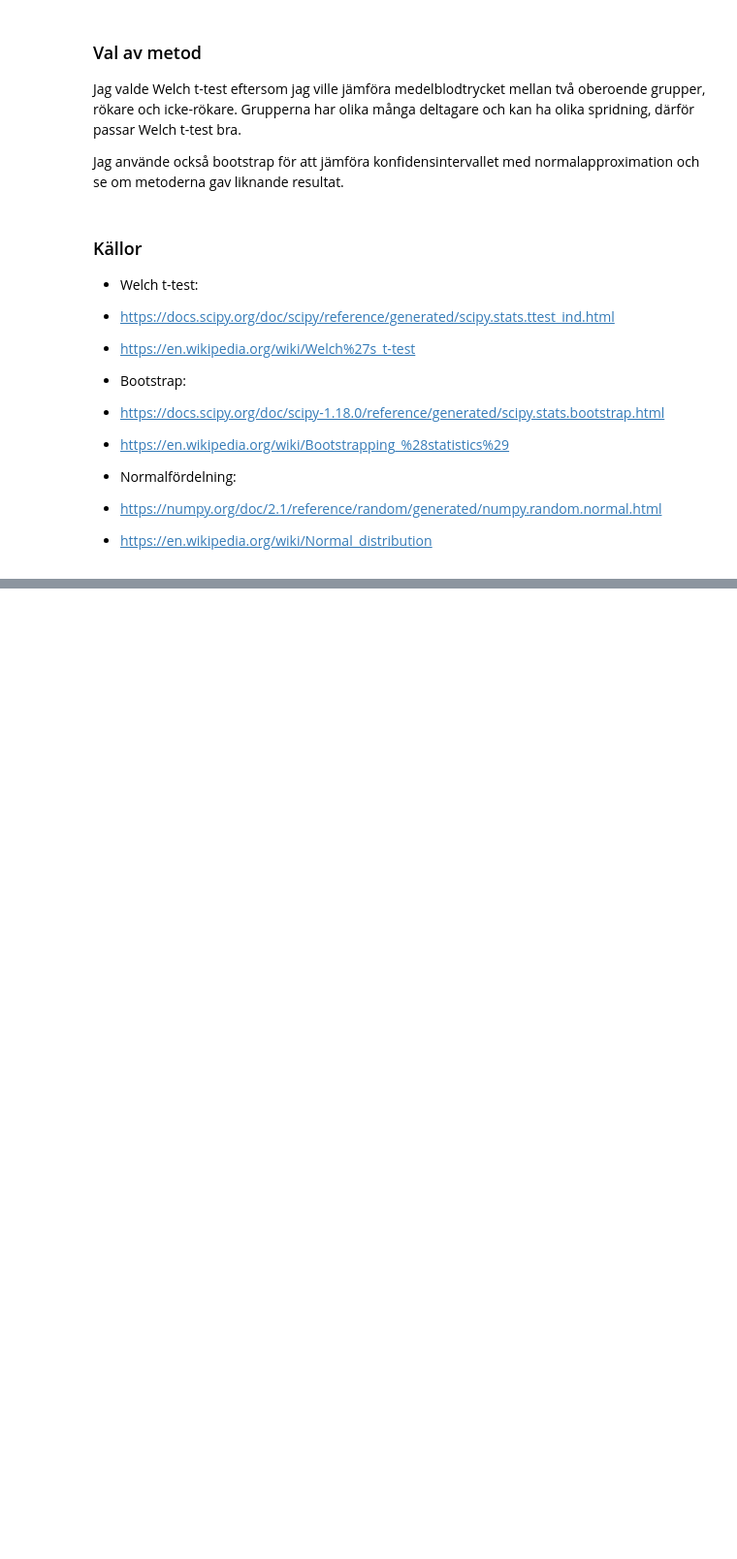
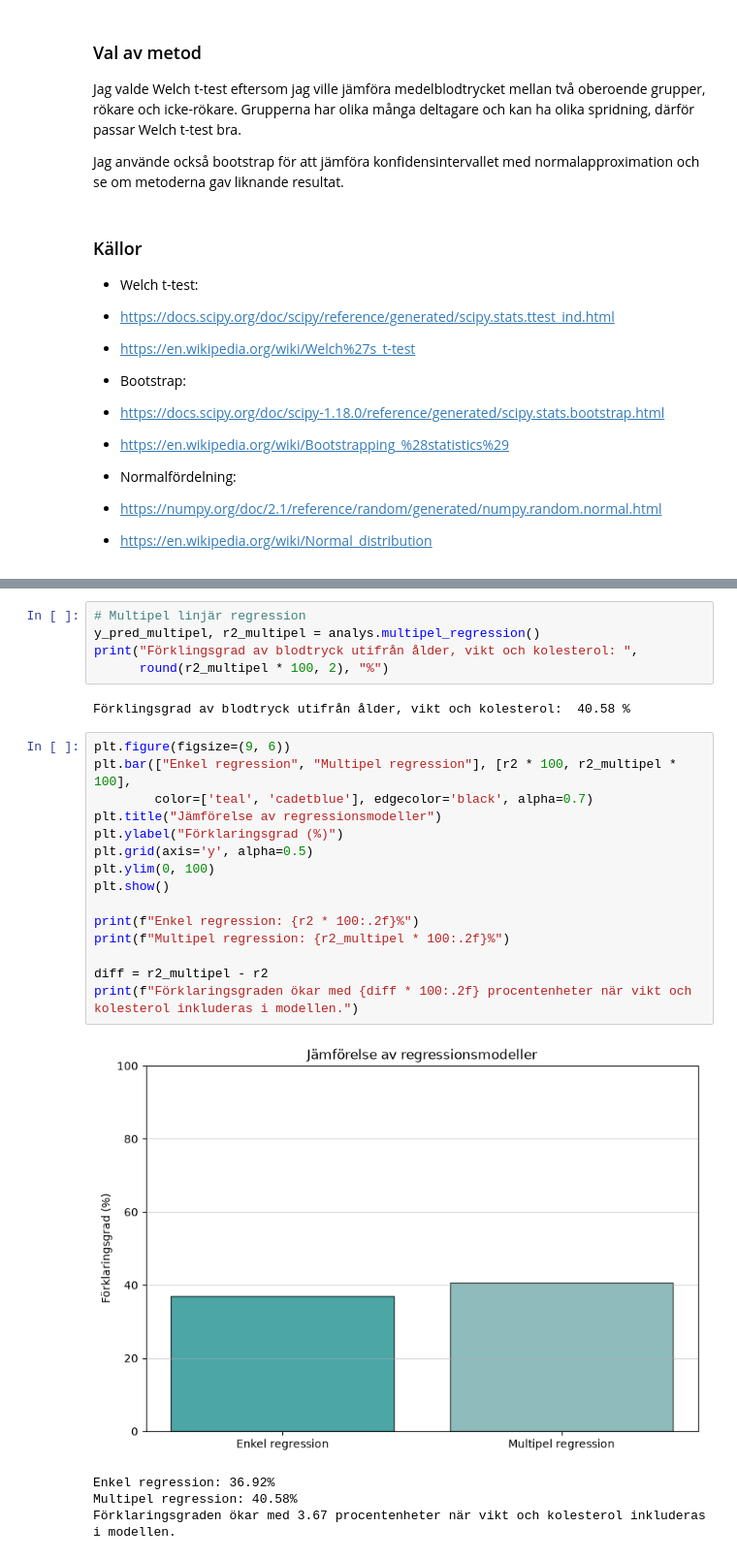
Before and after one commit to anastasiatkach1998/Examinerande-inl-mningsuppgift, a Jupyter notebook: healt_study.ipynb, the cells around one changed output, grey strips where cells are left out. Shown at 97% size. Cells and saved outputs as stored; diff of their text form; blank space fills up the shorter version.

```diff
--- a/healt_study.ipynb
+++ b/healt_study.ipynb
@@ -332,0 +379,27 @@ Jag använde också bootstrap för att jämföra konfidensintervallet med normal
+# %%
+# Multipel linjär regression
+y_pred_multipel, r2_multipel = analys.multipel_regression()
+print("Förklingsgrad av blodtryck utifrån ålder, vikt och kolesterol: ",
+      round(r2_multipel * 100, 2), "%")
+# %% [output]
+Förklingsgrad av blodtryck utifrån ålder, vikt och kolesterol:  40.58 %
+# %%
+plt.figure(figsize=(9, 6))
+plt.bar(["Enkel regression", "Multipel regression"], [r2 * 100, r2_multipel * 100],
+        color=['teal', 'cadetblue'], edgecolor='black', alpha=0.7)
+plt.title("Jämförelse av regressionsmodeller")
+plt.ylabel("Förklaringsgrad (%)")
+plt.grid(axis='y', alpha=0.5)
+plt.ylim(0, 100)
+plt.show()
+
+print(f"Enkel regression: {r2 * 100:.2f}%")
+print(f"Multipel regression: {r2_multipel * 100:.2f}%")
+
+diff = r2_multipel - r2
+print(f"Förklaringsgraden ökar med {diff * 100:.2f} procentenheter när vikt och kolesterol inkluderas i modellen.")
+# %% [output]
+[figure, added]
+Enkel regression: 36.92%
+Multipel regression: 40.58%
+Förklaringsgraden ökar med 3.67 procentenheter när vikt och kolesterol inkluderas i modellen.
```
Also changed, not shown: parts of 14 cells of this notebook, 3 other files.
